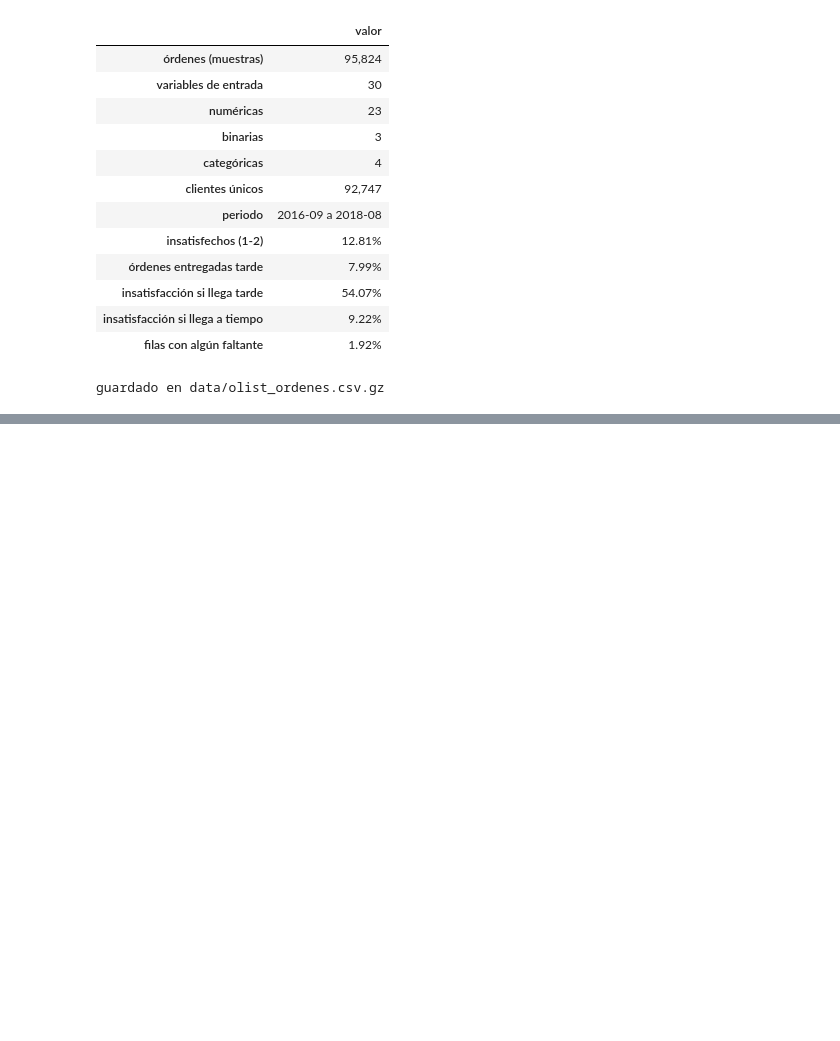
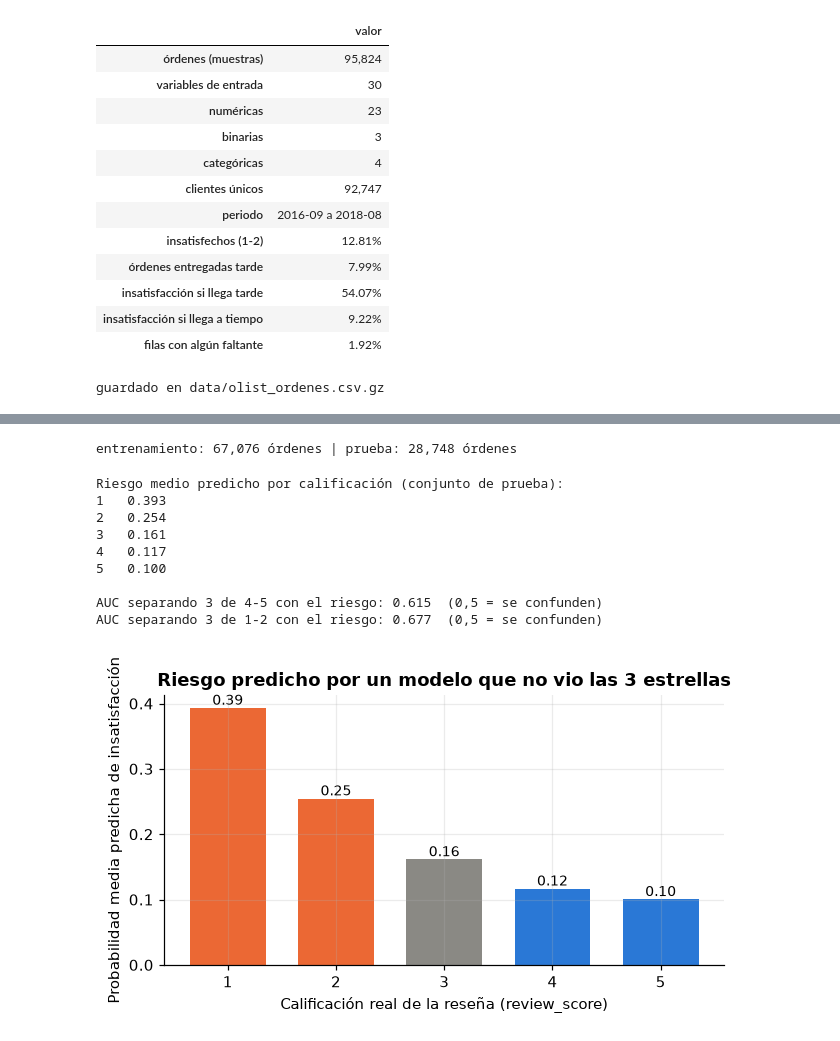
Before and after one commit to julianGuerra92/modelos-simulacion-2-olist-ml, a Jupyter notebook: 01_eda_olist.ipynb, the cells around one changed output, grey strips where cells are left out. Drawn from its saved outputs; the diff is of its cells as text; code cells hidden in the pictures; blank space fills up the shorter version.

Commit message:
Se agrega análisis sobre el uso de las 3 estrellas y pequeña correción en informe

```diff
--- a/01_eda_olist.ipynb
+++ b/01_eda_olist.ipynb
@@ -812,0 +918,58 @@ guardado en data/olist_ordenes.csv.gz
+# %%
+from sklearn.model_selection import train_test_split
+from sklearn.ensemble import HistGradientBoostingClassifier
+from sklearn.linear_model import LogisticRegression
+from sklearn.pipeline import make_pipeline
+from sklearn.impute import SimpleImputer
+from sklearn.preprocessing import StandardScaler
+from sklearn.metrics import roc_auc_score, average_precision_score
+
+X = datos[NUM + BIN].replace([np.inf, -np.inf], np.nan)
+score = datos["review_score"].to_numpy()
+
+# Partición única (70/30) estratificada por calificación, compartida por todos los análisis
+pos_tr, pos_te = train_test_split(np.arange(len(datos)), test_size=0.3, stratify=score, random_state=42)
+X_tr, X_te, s_tr, s_te = X.iloc[pos_tr], X.iloc[pos_te], score[pos_tr], score[pos_te]
+
+def nuevo_modelo(nombre):
+    if nombre == "Regresión logística":
+        return make_pipeline(SimpleImputer(strategy="median"), StandardScaler(),
+                             LogisticRegression(max_iter=1000))
+    return HistGradientBoostingClassifier(random_state=42)
+
+print(f"entrenamiento: {len(pos_tr):,} órdenes | prueba: {len(pos_te):,} órdenes")
+# %% [output]
+entrenamiento: 67,076 órdenes | prueba: 28,748 órdenes
+# %%
+# Modelo entrenado SOLO con órdenes de 1-2 y 4-5 (nunca ve las de 3 estrellas)
+sin3 = s_tr != 3
+modelo_sin3 = nuevo_modelo("HistGradientBoosting").fit(X_tr[sin3], (s_tr[sin3] <= 2).astype(int))
+riesgo = modelo_sin3.predict_proba(X_te)[:, 1]   # probabilidad de insatisfacción
+
+riesgo_medio = pd.Series(riesgo).groupby(s_te).mean()
+auc_3_vs_45 = roc_auc_score(s_te[np.isin(s_te, [3, 4, 5])] == 3, riesgo[np.isin(s_te, [3, 4, 5])])
+auc_3_vs_12 = roc_auc_score(s_te[np.isin(s_te, [1, 2, 3])] == 3, 1 - riesgo[np.isin(s_te, [1, 2, 3])])
+print("Riesgo medio predicho por calificación (conjunto de prueba):")
+print(riesgo_medio.round(3).to_string())
+print(f"\nAUC separando 3 de 4-5 con el riesgo: {auc_3_vs_45:.3f}  (0,5 = se confunden)")
+print(f"AUC separando 3 de 1-2 con el riesgo: {auc_3_vs_12:.3f}  (0,5 = se confunden)")
+
+fig, ax = plt.subplots(figsize=(6, 3.4))
+ax.bar(riesgo_medio.index.astype(str), riesgo_medio.values, color=colores, width=0.7)
+for x, v in zip(riesgo_medio.index.astype(str), riesgo_medio.values):
+    ax.text(x, v, f"{v:.2f}", ha="center", va="bottom", fontsize=9)
+ax.set_xlabel("Calificación real de la reseña (review_score)")
+ax.set_ylabel("Probabilidad media predicha de insatisfacción")
+ax.set_title("Riesgo predicho por un modelo que no vio las 3 estrellas")
+plt.tight_layout(); guardar(fig, "riesgo_calificacion_3"); plt.show()
+# %% [output]
+Riesgo medio predicho por calificación (conjunto de prueba):
+1   0.393
+2   0.254
+3   0.161
+4   0.117
+5   0.100
+
+AUC separando 3 de 4-5 con el riesgo: 0.615  (0,5 = se confunden)
+AUC separando 3 de 1-2 con el riesgo: 0.677  (0,5 = se confunden)
+[figure, added]
```
Also changed, not shown: parts of 15 cells of this notebook, 4 other files.
